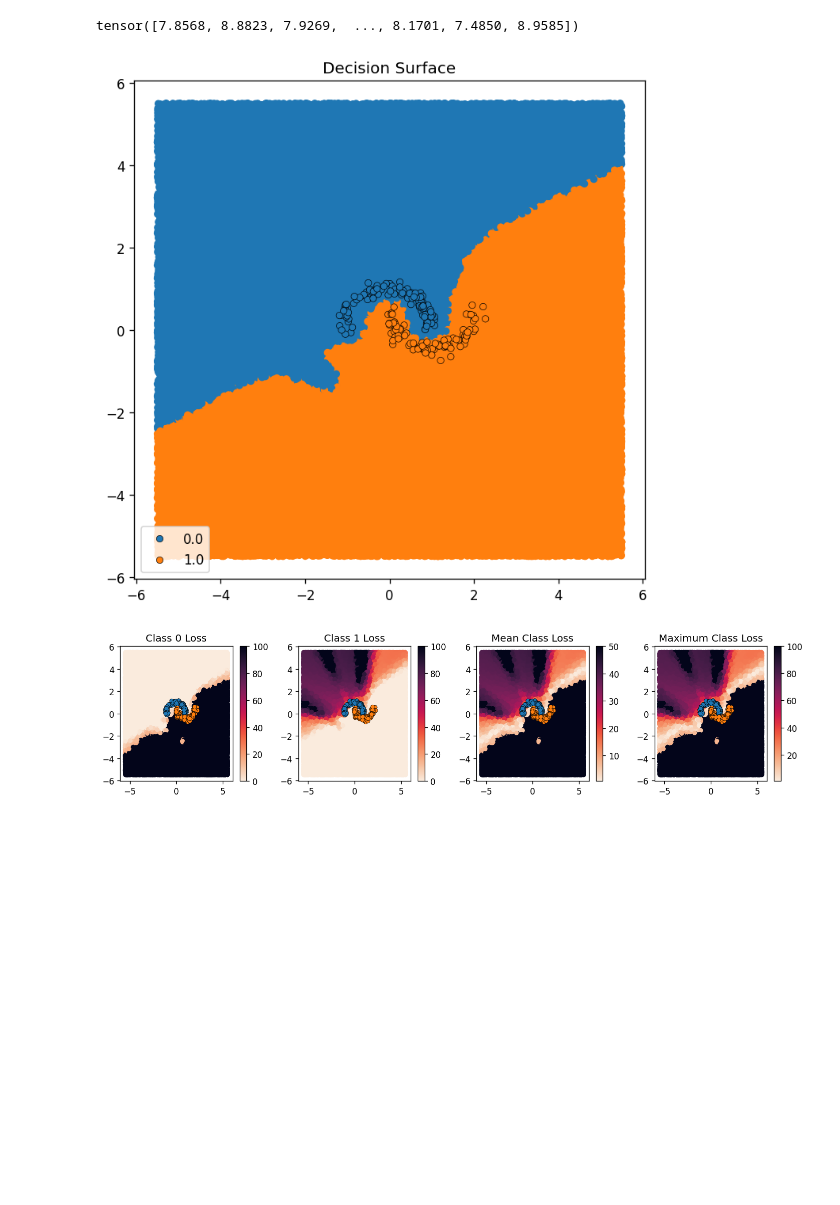
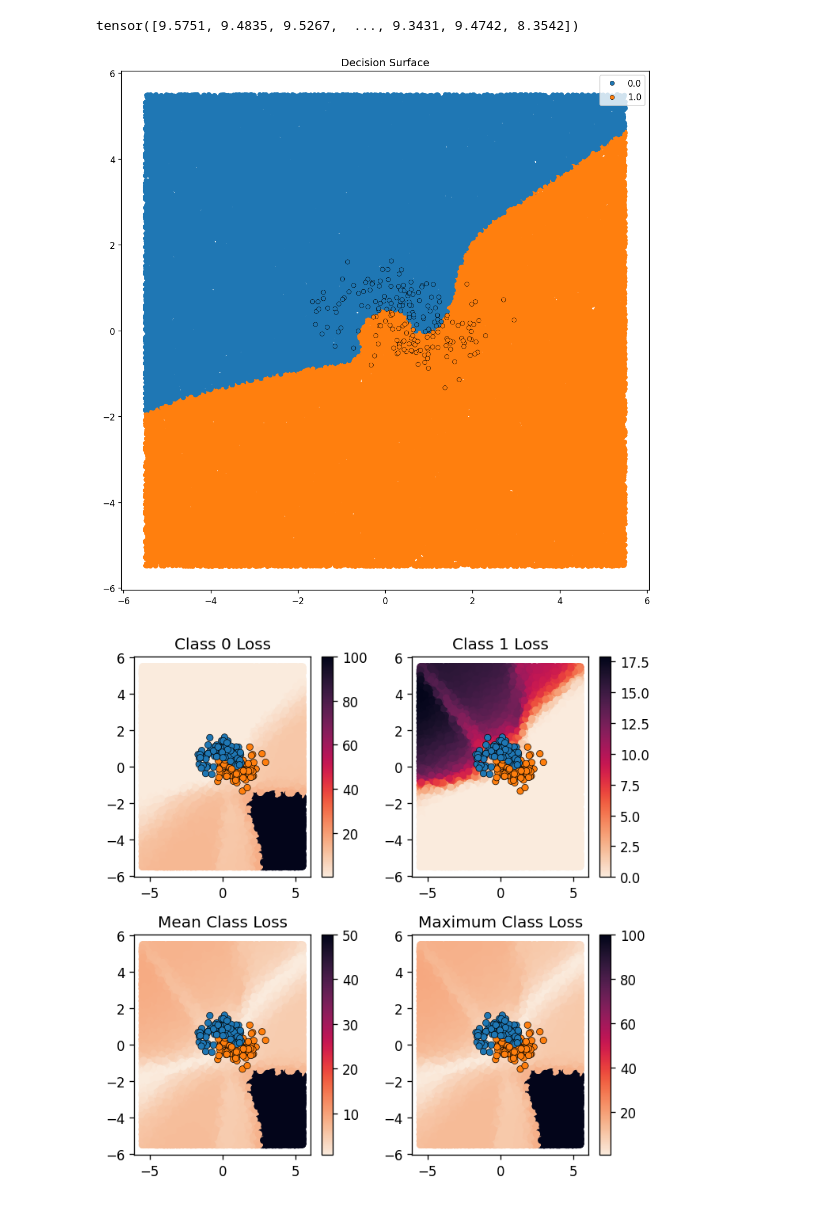
Before and after one commit to ngruenefeld/gradient_uncertainty_poc, a Jupyter notebook: gradient_uncertainty.ipynb, the cells around one changed output. Drawn from its saved outputs; the diff is of its cells as text; code cells hidden in the pictures; blank space fills up the shorter version.

Commit message:
feat: unclean scenario

```diff
--- a/gradient_uncertainty.ipynb
+++ b/gradient_uncertainty.ipynb
@@ -18,8 +19,9 @@ viz_dotsize = 125
 
 dotsize = 25
 # %%
-variant = "moons"
-# variant = 'blobs'
+# variant = "moons"
+# variant = "blobs"
+variant = "moons-unclean"
 # %%
 if variant == "moons":
     X, y = make_moons(n_samples=1000, noise=0.1, random_state=42)
@@ -31,7 +33,7 @@ if variant == "moons":
 
     sns.scatterplot(x=X.T[0], y=X.T[1], hue=y.reshape(-1))
 
-else:
+elif variant == "blobs":
     X, y = make_blobs(
         n_samples=1000, centers=[[-2, -2], [2, 2]], n_features=2, random_state=42
     )
@@ -42,4 +44,14 @@ else:
     )
 
     sns.scatterplot(x=X.T[0], y=X.T[1], hue=y.reshape(-1))
+
+elif variant == "moons-unclean":
+    X, y = make_moons(n_samples=1000, noise=0.33, random_state=42)
+    X = torch.Tensor(X)
+    y = torch.Tensor(y).reshape(-1, 1)
+    train_x, test_x, train_y, test_y = train_test_split(
+        X, y, test_size=0.2, random_state=42
+    )
+
+    sns.scatterplot(x=X.T[0], y=X.T[1], hue=y.reshape(-1))
 # %% [output]
@@ -155,7 +150,7 @@ else:
 model = Model()
 epochs = 100
 
-checkpoints = [1, 2, 5, 10, 50, 100]
+checkpoints = [1, 2, 3, 5, 10, 50, 100]
 grad_norm_grids = {}
 grad_flip_norm_grids = {}
 
@@ -187,10 +182,10 @@ with torch.no_grad():
 
 with torch.no_grad():
     viz_y_hat = model(viz_x)
-# %%
-grad_norm_grids[0]
-# %% [output]
-tensor([7.8568, 8.8823, 7.9269,  ..., 8.1701, 7.4850, 8.9585])
+# %%
+print(grad_norm_grids[0])
+# %% [output]
+tensor([9.5751, 9.4835, 9.5267,  ..., 9.3431, 9.4742, 8.3542])
 # %%
 viz_loss_0 = []
 viz_loss_1 = []
@@ -228,19 +223,20 @@ draw_grad_norm_grid(
 
 plt.tight_layout()
 
-plt.savefig("figures/decision_surface.png", transparent=True)
+os.makedirs(f"figures/{variant}", exist_ok=True)
+plt.savefig(f"figures/{variant}/decision_surface.png", transparent=True)
 # %% [output]
-[figure, old version]
+[figure, new version]
 # %%
 plot_size = 3
-fig, axs = plt.subplots(1, 4, figsize=(4 * plot_size, plot_size))
+fig, axs = plt.subplots(2, 2, figsize=(2 * plot_size, 2 * plot_size))
 
 draw_grad_norm_grid(
     test_x,
     y_hat.T[0].round(),
     viz_x,
     viz_loss_0,
-    axs[0],
+    axs[0][0],
     title="Class 0 Loss",
     cbar=True,
     class_labels=False,
@@ -249,35 +245,36 @@ draw_grad_norm_grid(
     test_x,
     y_hat.T[0].round(),
     viz_x,
     viz_loss_1,
-    axs[1],
+    axs[0][1],
     title="Class 1 Loss",
     cbar=True,
     class_labels=False,
 )
 draw_grad_norm_grid(
     test_x,
     y_hat.T[0].round(),
     viz_x,
     viz_loss_avg,
-    axs[2],
+    axs[1][0],
     title="Mean Class Loss",
     cbar=True,
     class_labels=False,
 )
 draw_grad_norm_grid(
     test_x,
     y_hat.T[0].round(),
     viz_x,
     viz_loss_max,
-    axs[3],
+    axs[1][1],
     title="Maximum Class Loss",
     cbar=True,
     class_labels=False,
 )
 
 plt.tight_layout()
 
-plt.savefig("figures/loss_uncertainty.png", transparent=True)
+os.makedirs(f"figures/{variant}", exist_ok=True)
+plt.savefig(f"figures/{variant}/loss_uncertainty.png", transparent=True)
 # %% [output]
-[figure, old version]
+[figure, new version]
```
Also changed, not shown: parts of 8 cells of this notebook, 12 other files.
